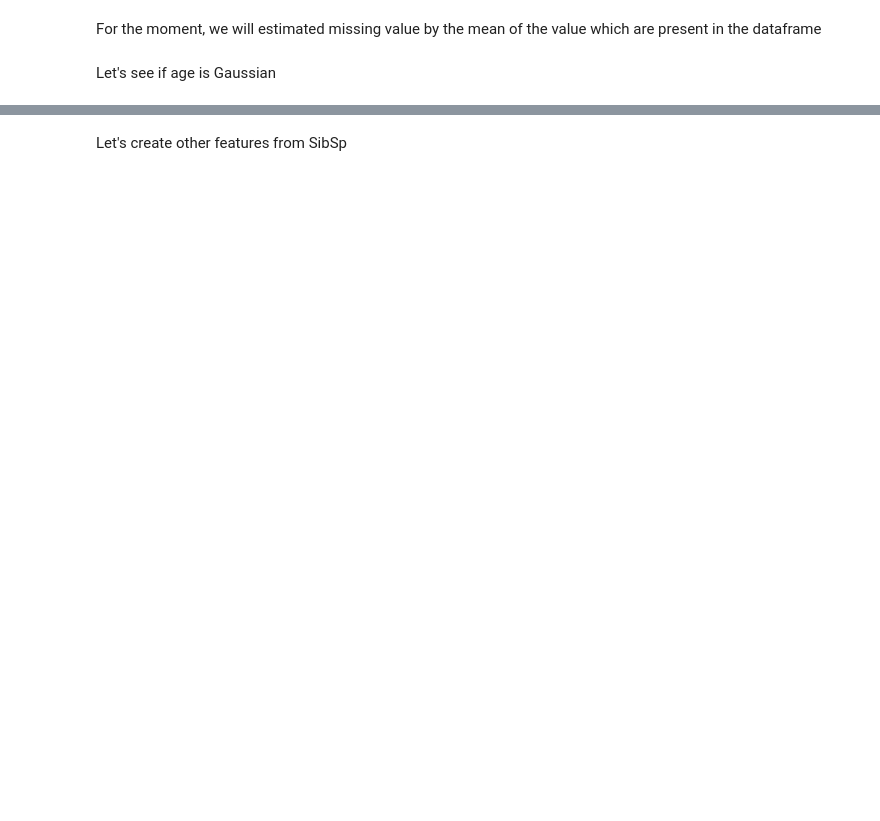
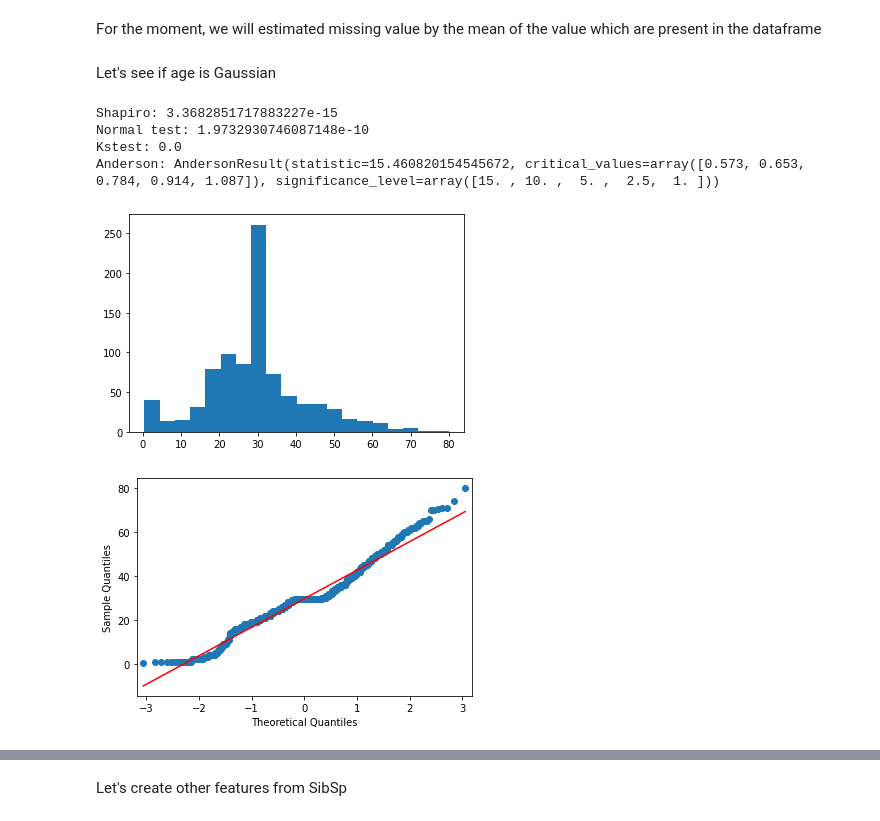
Before and after one commit to Kevin-Guyard/Titanic, a Jupyter notebook: TitanicNotebook.ipynb, the cells around one changed output, grey strips where cells are left out. Cells and saved outputs as stored; diff of their text form; code cells hidden in the pictures; blank space fills up the shorter version.

```diff
--- a/TitanicNotebook.ipynb
+++ b/TitanicNotebook.ipynb
@@ -60,9 +71,13 @@ df_passengers = pd.get_dummies(data=df_passengers, columns=["Pclass"])
+# %%
+df_train = pd.get_dummies(data=df_train, columns=["Pclass"], drop_first=False)
+df_test = pd.get_dummies(data=df_test, columns=["Pclass"], drop_first=False)
 # %% [markdown]
 ## 2.3. Name
 # %% [markdown]
 For the moment, we will drop Name and see after if NLP can help us to extract another features
 # %%
-df_passengers.drop(labels=["Name"], axis=1, inplace=True)
+df_train.drop(labels=["Name"], axis=1, inplace=True)
+df_test.drop(labels=["Name"], axis=1, inplace=True)
 # %% [markdown]
 ## 2.4. Sex
 # %%
@@ -72,7 +91,8 @@ array(['male', 'female'], dtype=object)
 # %% [markdown]
 There is 2 differents categories, let get dummies from
 # %%
-df_passengers = pd.get_dummies(data=df_passengers, columns=["Sex"], drop_first=True)
+df_train = pd.get_dummies(data=df_train, columns=["Sex"], drop_first=True)
+df_test = pd.get_dummies(data=df_test, columns=["Sex"], drop_first=True)
 # %% [markdown]
 ## 2.5. Age
 # %% [markdown]
@@ -105,11 +141,21 @@ There is 18 rows with estimated age
 # %% [markdown]
 For the moment, we will estimated missing value by the mean of the value which are present in the dataframe
 # %%
-mean_age = df_passengers[
-    (df_passengers.Age.notna()) &
-    (df_passengers[df_passengers.Age.notna()].Age.apply(lambda x: (x - int(x)) != 0.5))
+mean_age = df_train[
+    (df_train.Age.notna()) &
+    (df_train[df_train.Age.notna()].Age.apply(lambda x: (x - int(x)) != 0.5))
 ].Age.mean()
 
-df_passengers.Age = df_passengers.Age.fillna(mean_age)
+df_train.Age = df_train.Age.fillna(mean_age)
+df_test.Age = df_test.Age.fillna(mean_age)
 # %% [markdown]
 Let's see if age is Gaussian
+# %%
+test_normality(data=df_train.Age, bins=20)
+# %% [output]
+Shapiro: 3.3682851717883227e-15
+Normal test: 1.9732930746087148e-10
+Kstest: 0.0
+Anderson: AndersonResult(statistic=15.460820154545672, critical_values=array([0.573, 0.653, 0.784, 0.914, 1.087]), significance_level=array([15. , 10. ,  5. ,  2.5,  1. ]))
+[figure, added]
+[figure, added]
```
Also changed, not shown: parts of 111 cells of this notebook, 1 other file.
